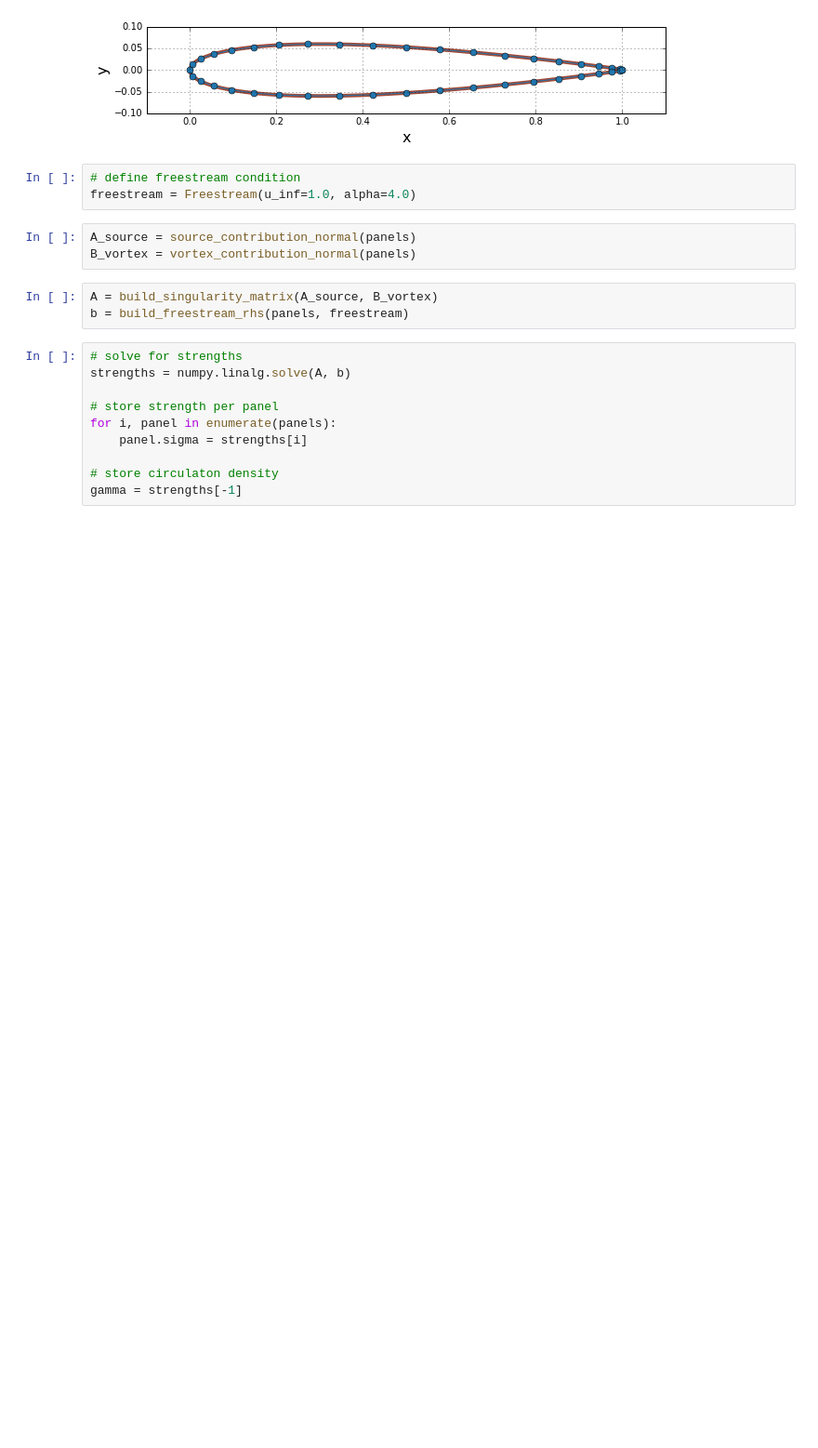
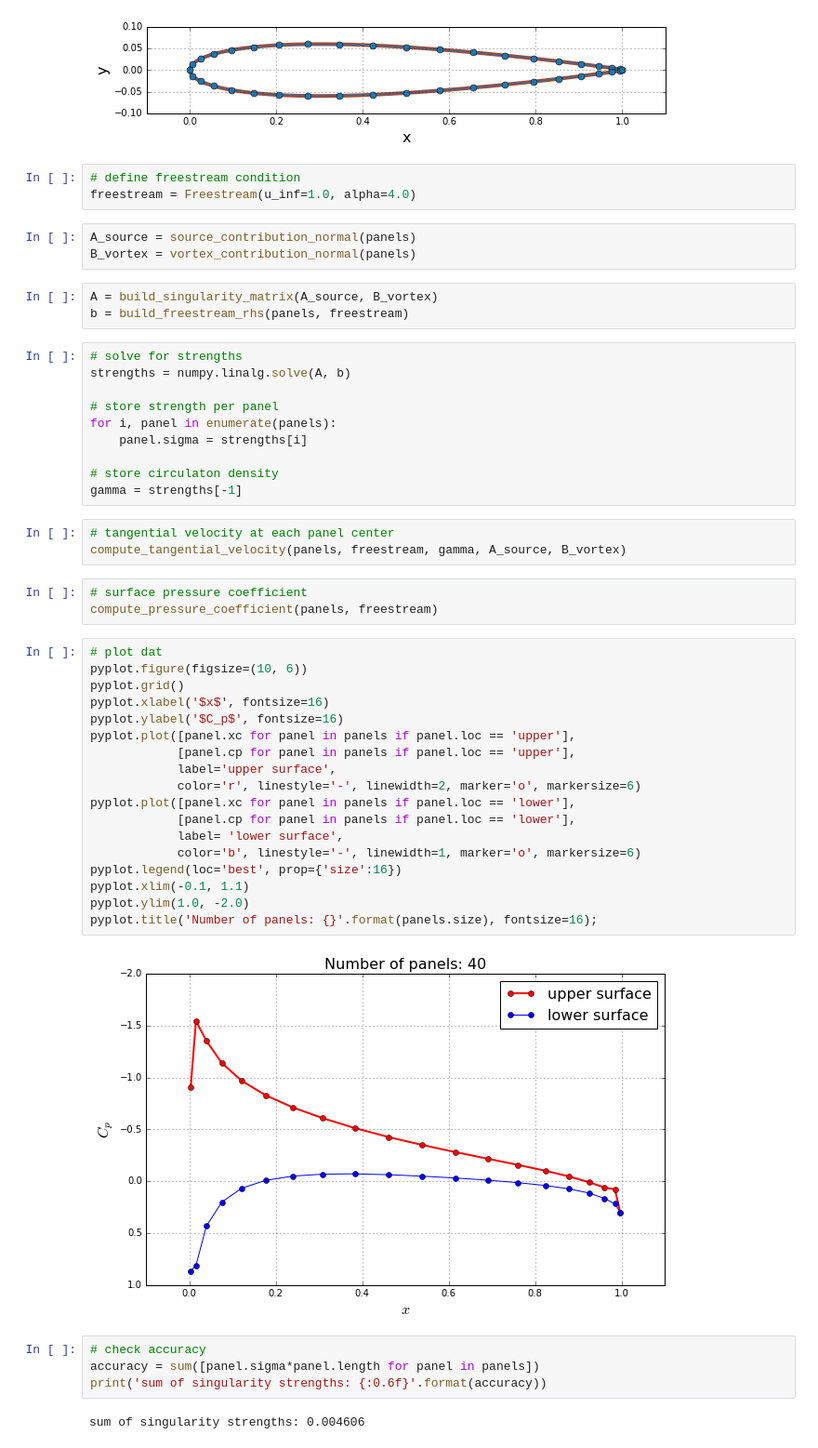
Before and after one commit to lpgleaves/mae6226-workspace, a Jupyter notebook: 11-lesson-notes.ipynb, the cells around one changed output. Shown at 93% size. Cells and saved outputs as stored; diff of their text form; blank space fills up the shorter version.

```diff
--- a/11-lesson-notes.ipynb
+++ b/11-lesson-notes.ipynb
@@ -71,3 +71,35 @@ for i, panel in enumerate(panels):
 
 # store circulaton density
 gamma = strengths[-1]
+# %%
+# tangential velocity at each panel center
+compute_tangential_velocity(panels, freestream, gamma, A_source, B_vortex)
+# %%
+# surface pressure coefficient
+compute_pressure_coefficient(panels, freestream)
+# %%
+# plot dat
+pyplot.figure(figsize=(10, 6))
+pyplot.grid()
+pyplot.xlabel('$x$', fontsize=16)
+pyplot.ylabel('$C_p$', fontsize=16)
+pyplot.plot([panel.xc for panel in panels if panel.loc == 'upper'],
+            [panel.cp for panel in panels if panel.loc == 'upper'],
+            label='upper surface',
+            color='r', linestyle='-', linewidth=2, marker='o', markersize=6)
+pyplot.plot([panel.xc for panel in panels if panel.loc == 'lower'],
+            [panel.cp for panel in panels if panel.loc == 'lower'],
+            label= 'lower surface',
+            color='b', linestyle='-', linewidth=1, marker='o', markersize=6)
+pyplot.legend(loc='best', prop={'size':16})
+pyplot.xlim(-0.1, 1.1)
+pyplot.ylim(1.0, -2.0)
+pyplot.title('Number of panels: {}'.format(panels.size), fontsize=16);
+# %% [output]
+[figure, added]
+# %%
+# check accuracy
+accuracy = sum([panel.sigma*panel.length for panel in panels])
+print('sum of singularity strengths: {:0.6f}'.format(accuracy))
+# %% [output]
+sum of singularity strengths: 0.004606
```
Also changed, not shown: parts of 4 cells of this notebook, 2 other files.
